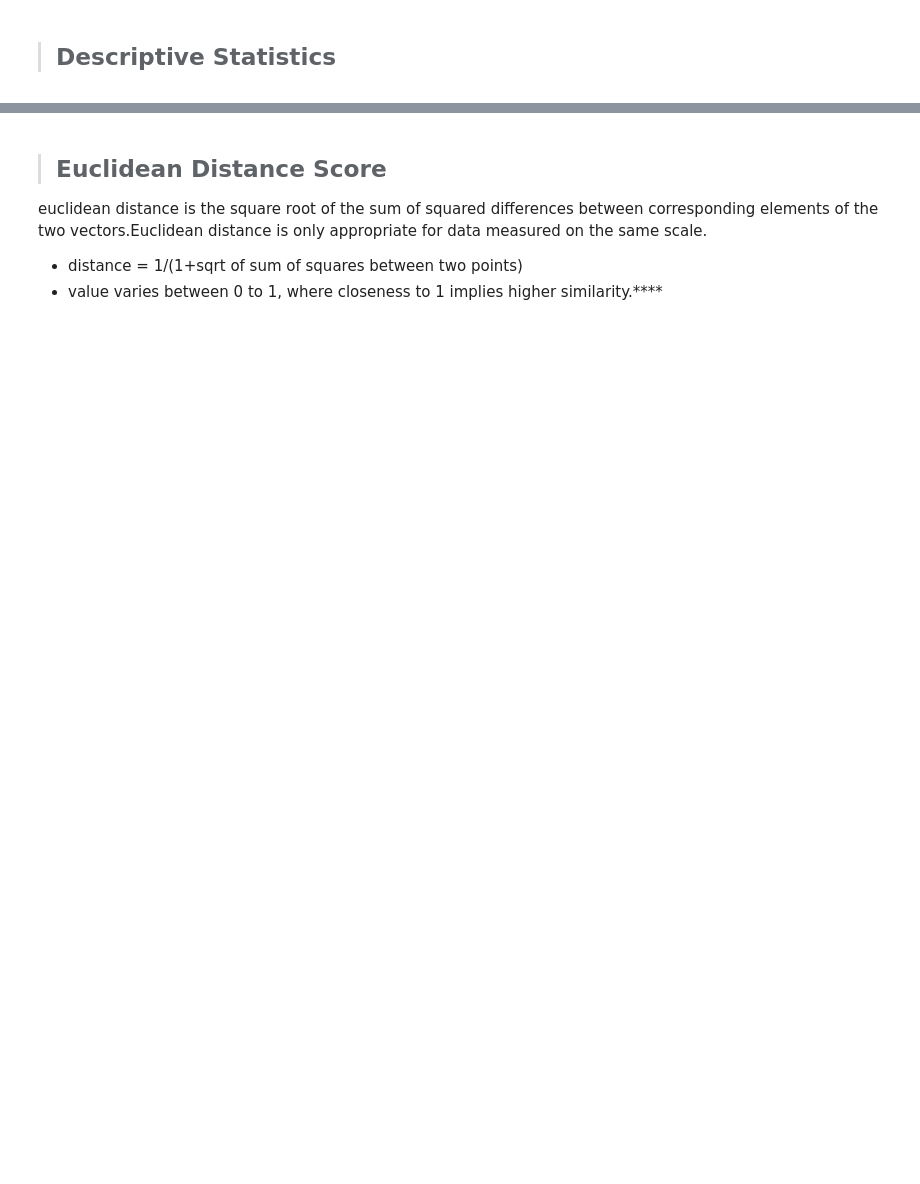
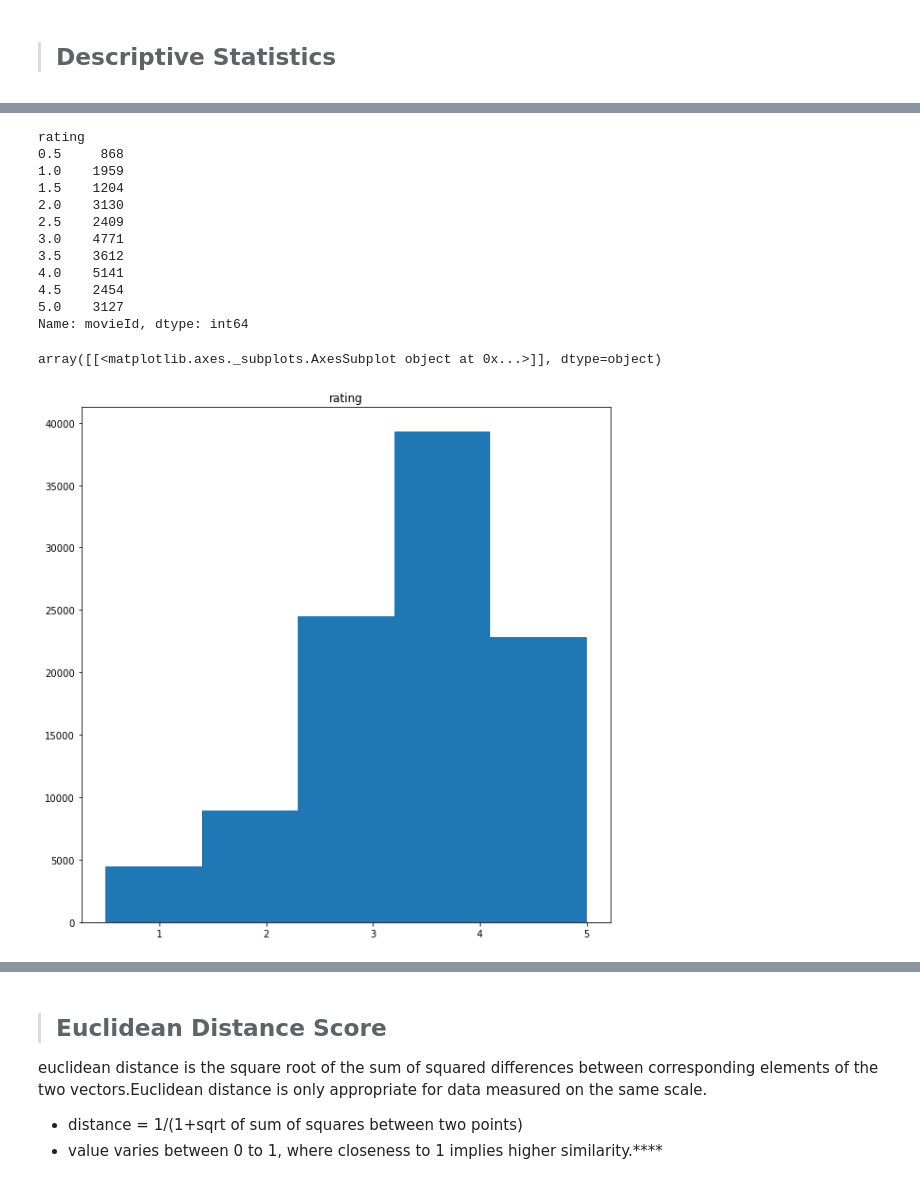
Before and after one commit to Tushar987/RecommenderSystem, a Jupyter notebook: Recommender-System-Python.ipynb, the cells around one changed output, grey strips where cells are left out. Cells and saved outputs as stored; diff of their text form; code cells hidden in the pictures; blank space fills up the shorter version.

```diff
--- a/Recommender-System-Python.ipynb
+++ b/Recommender-System-Python.ipynb
@@ -24,10 +25,11 @@ InteractiveShell.ast_node_interactivity = "all"
 # %%
 # Getting the Dataset
 
-movies= pd.read_csv("../input/movies.csv",usecols=['movieId','title']) # ,nrows=5000)
-movies.describe(include='all')
+movies= pd.read_csv("./input/movies.csv") # ,nrows=5000)
 movies.head()
 
-ratings=pd.read_csv("../input/ratings.csv",usecols=['userId','movieId','rating']) #,nrows=1000)
-ratings.describe(include='all')
+ratings=pd.read_csv("./input/ratings.csv",usecols=['userId','movieId','rating']) #,nrows=1000)
 ratings.head()
+
+tags= pd.read_csv('./input/tags.csv')
+tags.head()
@@ -35,0 +88,19 @@ ratings.head()
+# %%
+ratings.groupby('rating')['movieId'].nunique()
+%matplotlib inline
+ratings.hist(column='rating',figsize=(10,10),bins=5,grid=False)
+# %% [output]
+rating
+0.5     868
+1.0    1959
+1.5    1204
+2.0    3130
+2.5    2409
+3.0    4771
+3.5    3612
+4.0    5141
+4.5    2454
+5.0    3127
+Name: movieId, dtype: int64
+array([[<matplotlib.axes._subplots.AxesSubplot object at 0x...>]], dtype=object)
+[figure, added]
```
Also changed, not shown: parts of 19 cells of this notebook, 2 other files.
